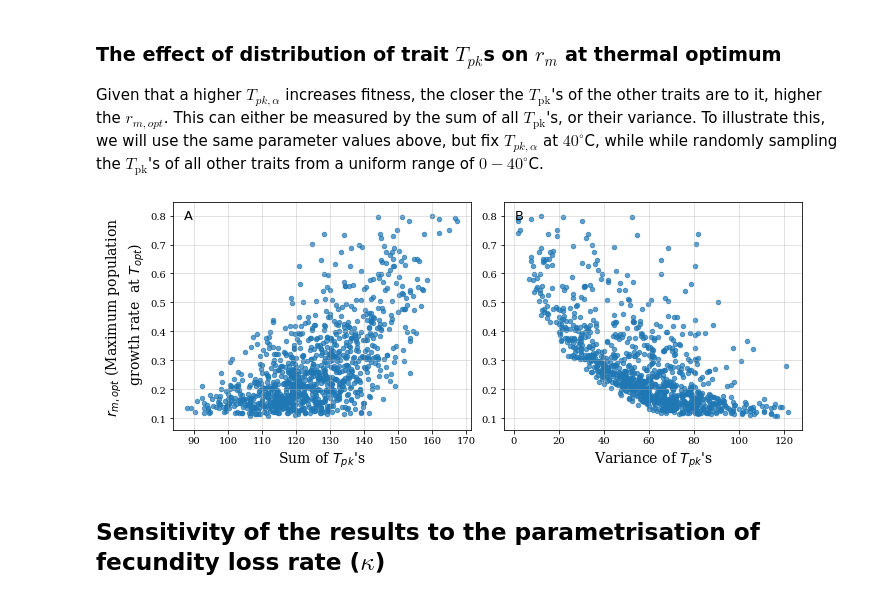
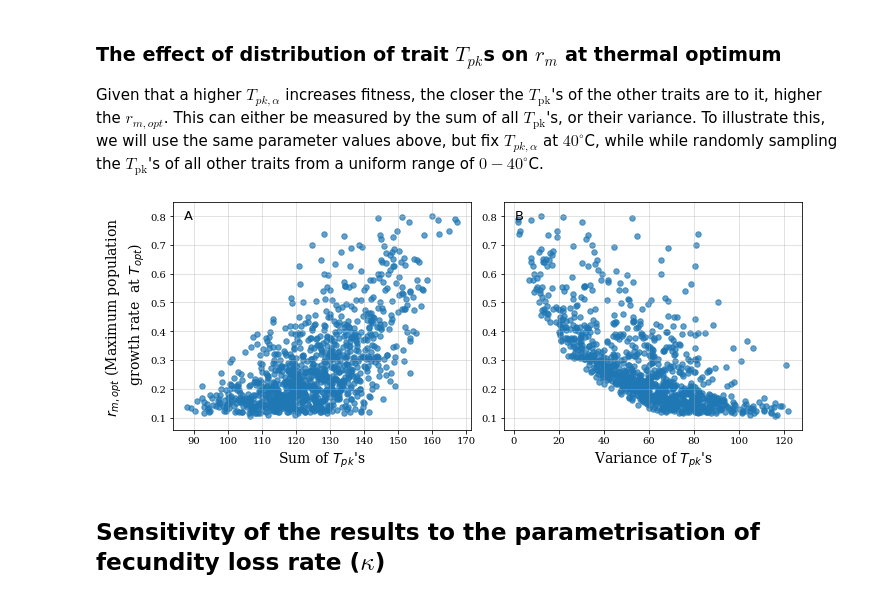
Before and after one commit to EcoEngLab/TraitMismatchPaper-main, a Jupyter notebook: code/TraitMismatch_SI.ipynb, the cells around one changed output. Drawn from its saved outputs; the diff is of its cells as text; code cells hidden in the pictures.

```diff
--- a/code/TraitMismatch_SI.ipynb
+++ b/code/TraitMismatch_SI.ipynb
@@ -807,21 +807,21 @@ T_pk_vars = np.var(np.c_[T_pks-273.15, np.asarray([max_T_pk]*samps) ],1)
 # %%
 fig = plt.figure(figsize=(10, 4))
 ax = fig.add_subplot(121)
 ax.set_title('A', fontsize=13, x=.05, y=.9,**csfont)
-ax.scatter(T_pk_sums,r_opt_vec, s=20, alpha=.7)
+ax.scatter(T_pk_sums,r_opt_vec, s=30, alpha=.7)
 ax.set_xlabel(r"Sum of $T_{pk}$'s", fontsize=14);
 ax.set_ylabel('$r_{m,opt}$ (Maximum population \n growth rate  at $T_{opt}$)', fontsize=14);
 
 ax = fig.add_subplot(122)
 ax.set_title('B', fontsize=13, x=.05, y=.9,**csfont);
-ax.scatter(T_pk_vars,r_opt_vec, s=20, alpha=.7)
+ax.scatter(T_pk_vars,r_opt_vec, s=30, alpha=.7)
 ax.set_xlabel(r"Variance of $T_{pk}$'s", fontsize=14);
 
 fig.tight_layout()
 
 plt.savefig('../results/TherMM_grad.pdf')
 # %% [output]
-[figure, old version]
+[figure, new version]
 # %% [markdown]
 ## Sensitivity of the results to the parametrisation of fecundity loss rate ($\kappa$)
 # %% [markdown]
```
Also changed, not shown: parts of 6 cells of this notebook, 4 other files.
